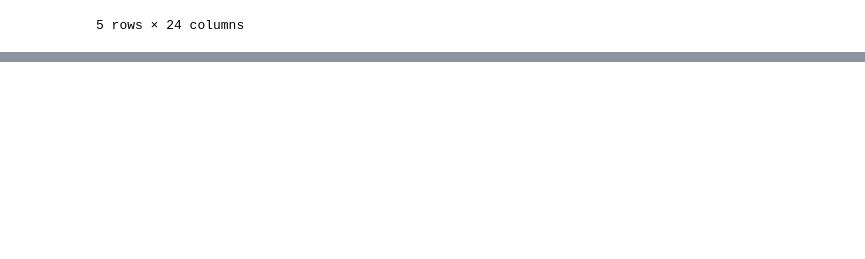
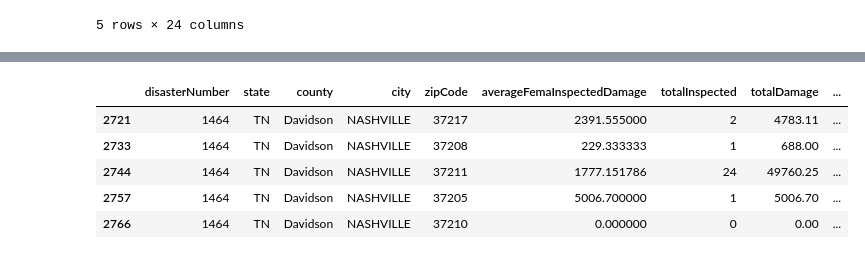
Before and after one commit to mjlintemu/Nashville_Community_Resources, a Jupyter notebook: data/matthew_capstone.ipynb, the cells around one changed output, grey strips where cells are left out. Cells and saved outputs as stored; diff of their text form; code cells hidden in the pictures; blank space fills up the shorter version.

```diff
--- a/data/matthew_capstone.ipynb
+++ b/data/matthew_capstone.ipynb
@@ -188,0 +226,11 @@ owners_davidson.head()
+# %%
+# Drop Columns
+owners_davidson_3 = owners_davidson_2.drop(['noFemaInspectedDamage','femaInspectedDamageBetween1And10000','femaInspectedDamageBetween10001And20000','femaInspectedDamageBetween20001And30000','femaInspectedDamageGreaterThan30000','approvedForFemaAssistance','approvedBetween10001And25000'], axis=1)
+owners_davidson_3.head()
+# %% [output]
+|  | disasterNumber | state | county | city | zipCode | averageFemaInspectedDamage | totalInspected | totalDamage | ... |
+| 2721 | 1464 | TN | Davidson | NASHVILLE | 37217 | 2391.555000 | 2 | 4783.11 | ... |
+| 2733 | 1464 | TN | Davidson | NASHVILLE | 37208 | 229.333333 | 1 | 688.00 | ... |
+| 2744 | 1464 | TN | Davidson | NASHVILLE | 37211 | 1777.151786 | 24 | 49760.25 | ... |
+| 2757 | 1464 | TN | Davidson | NASHVILLE | 37205 | 5006.700000 | 1 | 5006.70 | ... |
+| 2766 | 1464 | TN | Davidson | NASHVILLE | 37210 | 0.000000 | 0 | 0.00 | ... |
```
Also changed, not shown: parts of 9 cells of this notebook.
